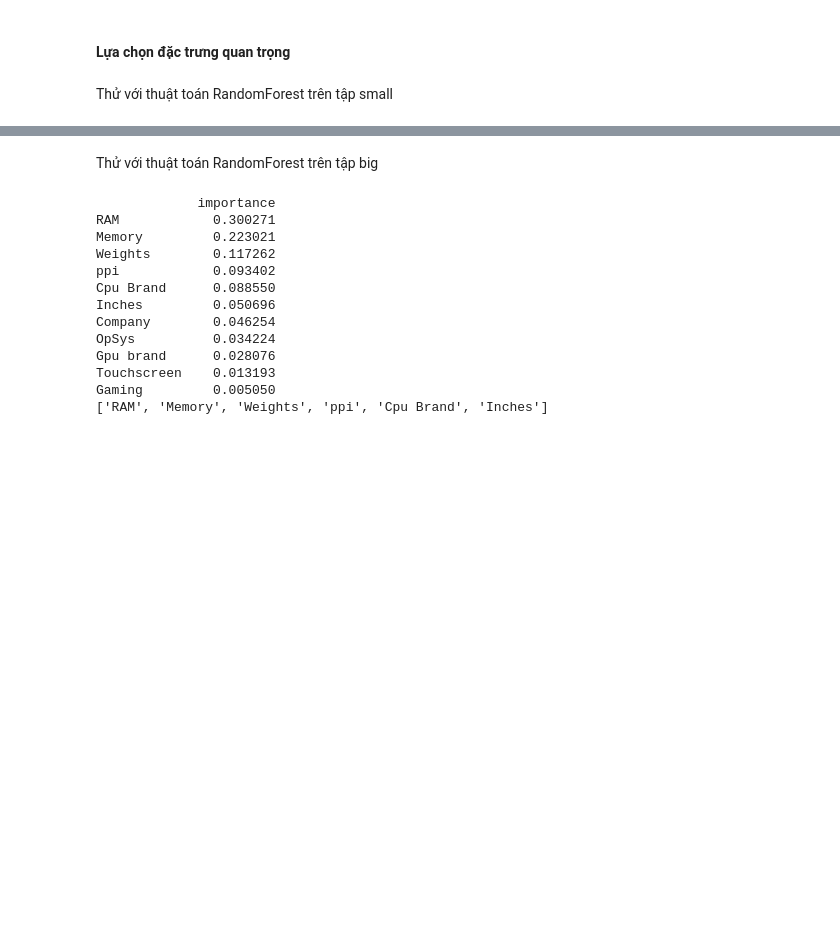
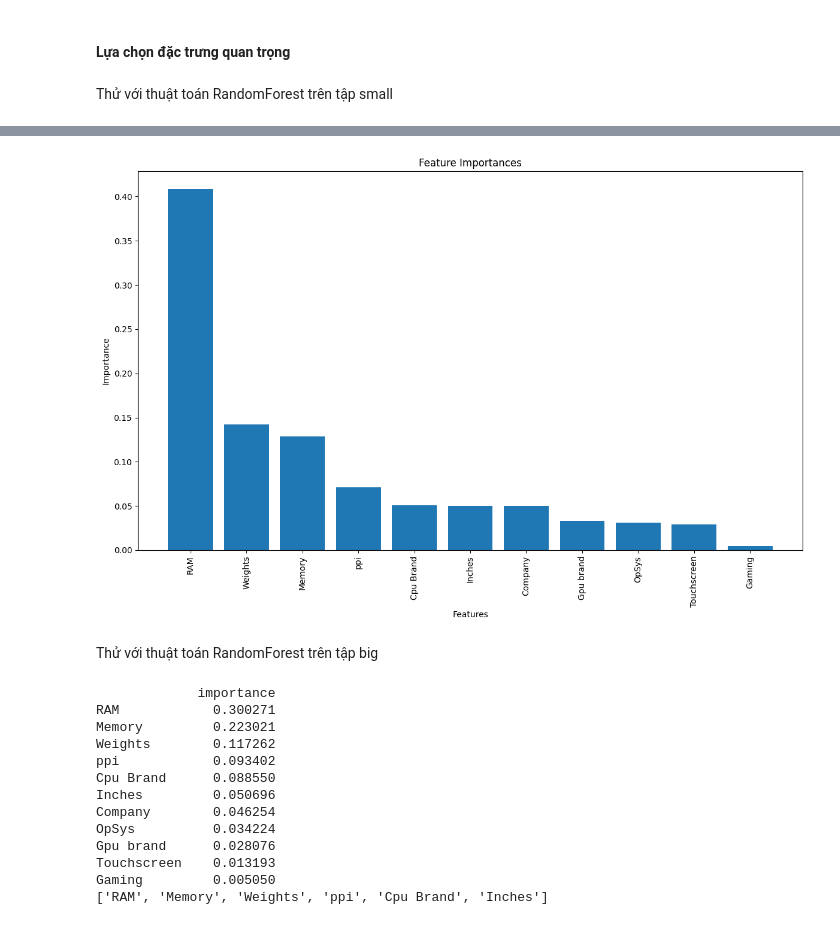
Before and after one commit to NhatChu-2002/Laptop-price-predictor, a Jupyter notebook: model.ipynb, the cells around one changed output, grey strips where cells are left out. Drawn from its saved outputs; the diff is of its cells as text; code cells hidden in the pictures; blank space fills up the shorter version.

```diff
--- a/model.ipynb
+++ b/model.ipynb
@@ -746,0 +807,7 @@ X_big['Gpu brand'] = le.fit_transform(X_big['Gpu brand'])
+# %%
+X_train_s_temp = X_train_s.drop(columns=['ppi'])
+X_train_b_temp = X_train_b.drop(columns=['ppi'])
+X_test_s_temp = X_test_s.drop(columns=['ppi'])
+X_test_b_temp = X_test_b.drop(columns=['ppi'])
+X_val_s_temp = X_val_s.drop(columns=['ppi'])
+X_val_b_temp = X_val_b.drop(columns=['ppi'])
@@ -746,0 +871,25 @@ X_big['Gpu brand'] = le.fit_transform(X_big['Gpu brand'])
+# %%
+X_train_s_temp = X_train_s
+X_train_b_temp = X_train_b
+X_test_s_temp = X_test_s
+X_test_b_temp = X_test_b
+X_val_s_temp = X_val_s
+X_val_b_temp = X_val_b
+# %%
+
+model.fit(X_train_s_temp, y_train_s)
+y_pred_val_s = model.predict(X_val_s_temp)
+y_pred_test_s = model.predict(X_test_s_temp)
+
+
+print("R2 score on test set:", r2_score(y_test_s,y_pred_test_s))
+
+print("R2 score on validation set:", r2_score(y_val_s,y_pred_val_s))
+
+print('Mean Squared Error test:', mean_squared_error(y_test_s, y_pred_test_s))
+
+print('Mean Squared Error validation:', mean_squared_error(y_val_s, y_pred_val_s))
+
+print('MAE test:',mean_absolute_error(y_test_s,y_pred_test_s))
+
+print('MAE val:',mean_absolute_error(y_val_s,y_pred_val_s))
@@ -791,3 +961,14 @@ Gaming         0.004208
+# %%
+plt.figure(figsize=(12, 8))
+plt.bar(feature_importances1.index, feature_importances1['importance'])
+plt.xlabel('Features')
+plt.ylabel('Importance')
+plt.title('Feature Importances')
+plt.xticks(rotation=90)
+plt.tight_layout()
+plt.show()
+# %% [output]
+[figure, added]
 # %% [markdown]
 Thử với thuật toán RandomForest trên tập big
 # %%
```
Also changed, not shown: parts of 28 cells of this notebook, 1 other file.
